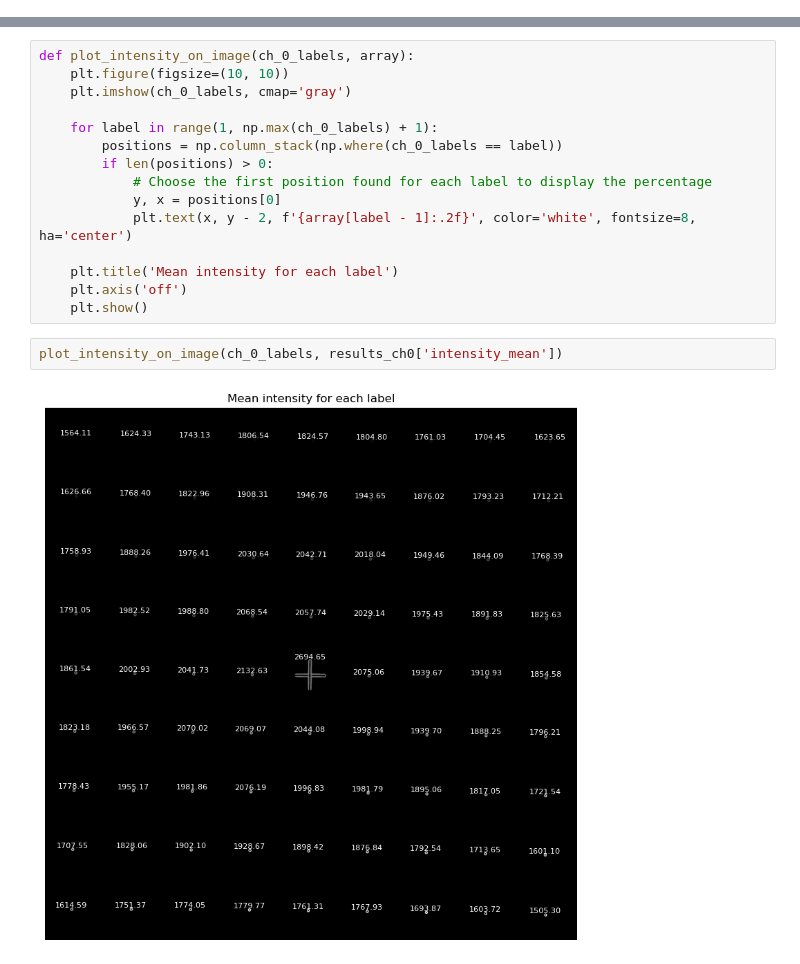
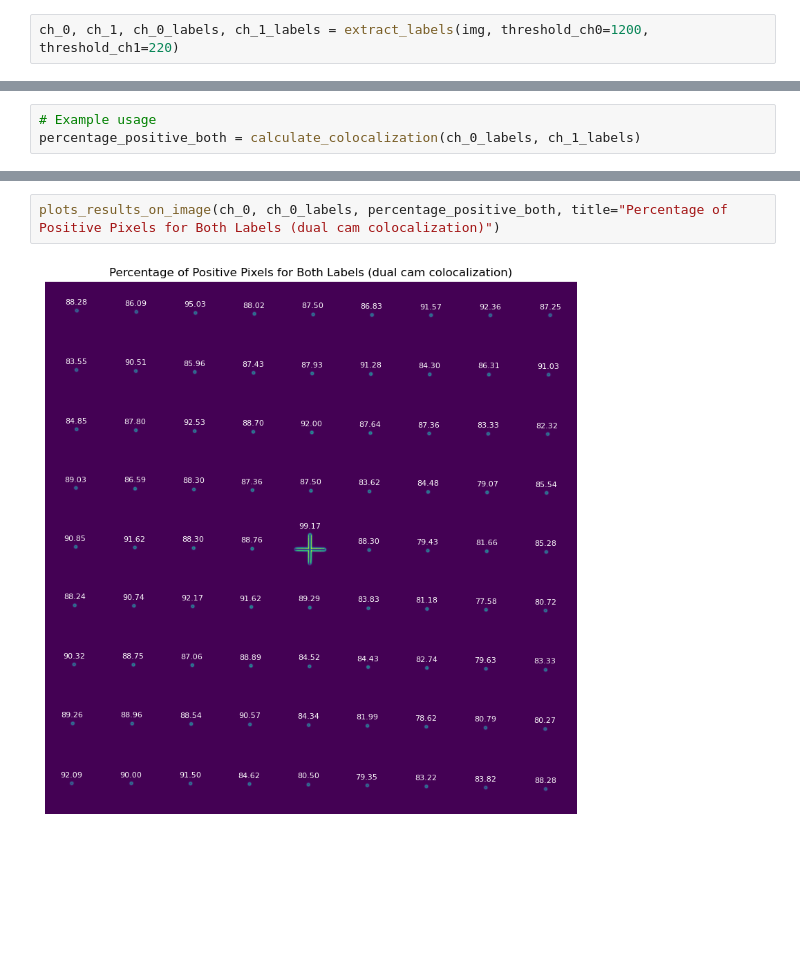
Before and after one commit to adiezsanchez/argolight_nikon_qc, a Jupyter notebook: qc.ipynb, the cells around one changed output, grey strips where cells are left out. Cells and saved outputs as stored; diff of their text form; blank space fills up the shorter version.

```diff
--- a/qc.ipynb
+++ b/qc.ipynb
@@ -27 +12,3 @@ ch_1_labels = label(ch_1_mask)
+# %%
+ch_0, ch_1, ch_0_labels, ch_1_labels = extract_labels(img, threshold_ch0=1200, threshold_ch1=220)
 # %%
@@ -74,2 +24,5 @@ def calculate_props(label_image, intensity_image):
+# %%
+# Example usage
+percentage_positive_both = calculate_colocalization(ch_0_labels, ch_1_labels)
 # %%
 results_ch0 = calculate_props(ch_0_labels, ch_0)
@@ -116,19 +33,4 @@ plot_percentage_on_image(ch_0_labels, percentage_positive_both)
-# %%
-def plot_intensity_on_image(ch_0_labels, array):
-    plt.figure(figsize=(10, 10))
-    plt.imshow(ch_0_labels, cmap='gray')
-
-    for label in range(1, np.max(ch_0_labels) + 1):
-        positions = np.column_stack(np.where(ch_0_labels == label))
-        if len(positions) > 0:
-            # Choose the first position found for each label to display the percentage
-            y, x = positions[0]
-            plt.text(x, y - 2, f'{array[label - 1]:.2f}', color='white', fontsize=8, ha='center')
-
-    plt.title('Mean intensity for each label')
-    plt.axis('off')
-    plt.show()
-# %%
-plot_intensity_on_image(ch_0_labels, results_ch0['intensity_mean'])
-# %% [output]
-[figure, removed]
+# %%
+plots_results_on_image(ch_0, ch_0_labels, percentage_positive_both, title="Percentage of Positive Pixels for Both Labels (dual cam colocalization)")
+# %% [output]
+[figure, added]
```
Also changed, not shown: parts of 16 cells of this notebook.
